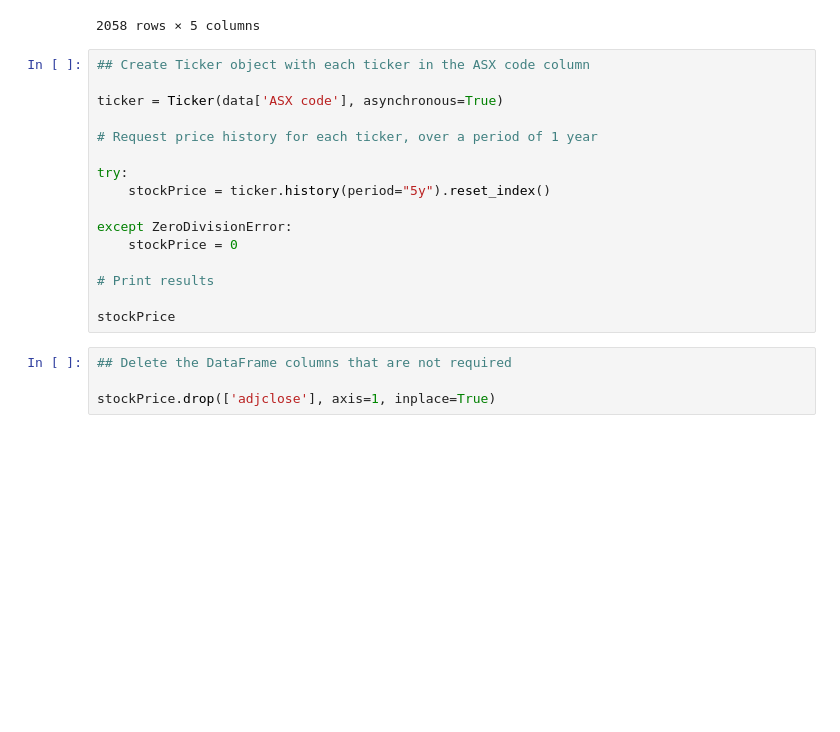
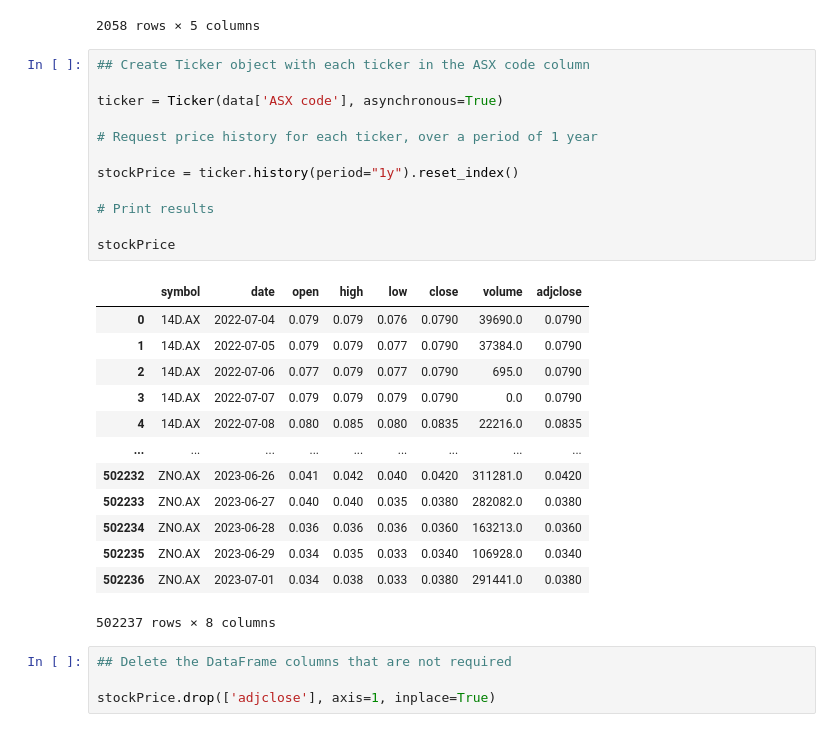
Before and after one commit to mjjohnson94/ASX-Dashboard, a Jupyter notebook: ASX Dashboard - Stock Price.ipynb, the cells around one changed output. Drawn from its saved outputs; the diff is of its cells as text; blank space fills up the shorter version.

```diff
--- a/ASX Dashboard - Stock Price.ipynb
+++ b/ASX Dashboard - Stock Price.ipynb
@@ -62,19 +62,29 @@ data
 # %%
 ## Create Ticker object with each ticker in the ASX code column
 
 ticker = Ticker(data['ASX code'], asynchronous=True)
 
 # Request price history for each ticker, over a period of 1 year
 
-try:
-    stockPrice = ticker.history(period="5y").reset_index()
-
-except ZeroDivisionError:
-    stockPrice = 0
+stockPrice = ticker.history(period="1y").reset_index()
 
 # Print results
 
 stockPrice
+# %% [output]
+|  | symbol | date | open | high | low | close | volume | adjclose |
+| 0 | 14D.AX | 2022-07-04 | 0.079 | 0.079 | 0.076 | 0.0790 | 39690.0 | 0.0790 |
+| 1 | 14D.AX | 2022-07-05 | 0.079 | 0.079 | 0.077 | 0.0790 | 37384.0 | 0.0790 |
+| 2 | 14D.AX | 2022-07-06 | 0.077 | 0.079 | 0.077 | 0.0790 | 695.0 | 0.0790 |
+| 3 | 14D.AX | 2022-07-07 | 0.079 | 0.079 | 0.079 | 0.0790 | 0.0 | 0.0790 |
+| 4 | 14D.AX | 2022-07-08 | 0.080 | 0.085 | 0.080 | 0.0835 | 22216.0 | 0.0835 |
+| ... | ... | ... | ... | ... | ... | ... | ... | ... |
+| 502232 | ZNO.AX | 2023-06-26 | 0.041 | 0.042 | 0.040 | 0.0420 | 311281.0 | 0.0420 |
+| 502233 | ZNO.AX | 2023-06-27 | 0.040 | 0.040 | 0.035 | 0.0380 | 282082.0 | 0.0380 |
+| 502234 | ZNO.AX | 2023-06-28 | 0.036 | 0.036 | 0.036 | 0.0360 | 163213.0 | 0.0360 |
+| 502235 | ZNO.AX | 2023-06-29 | 0.034 | 0.035 | 0.033 | 0.0340 | 106928.0 | 0.0340 |
+| 502236 | ZNO.AX | 2023-07-01 | 0.034 | 0.038 | 0.033 | 0.0380 | 291441.0 | 0.0380 |
+502237 rows × 8 columns
 # %%
 ## Delete the DataFrame columns that are not required
 
```
Also changed, not shown: parts of 2 cells of this notebook.
